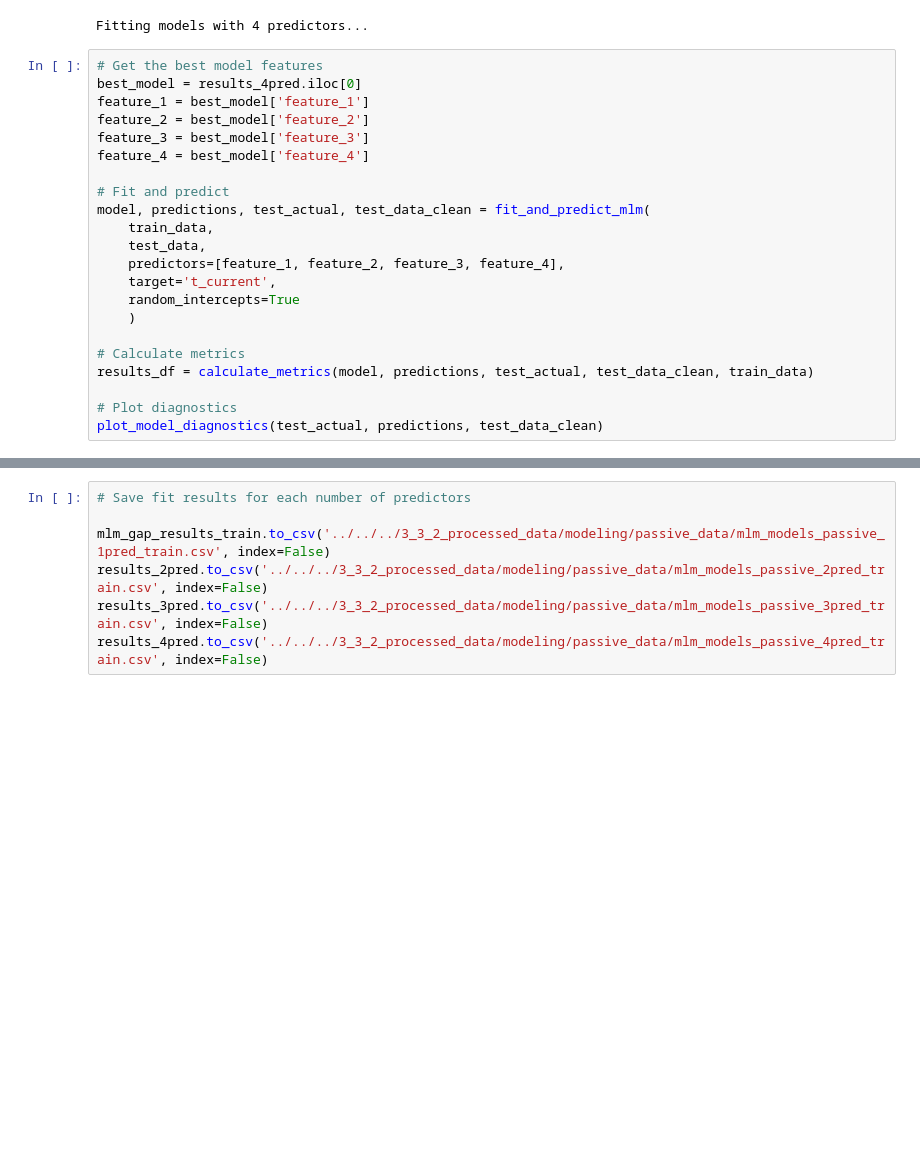
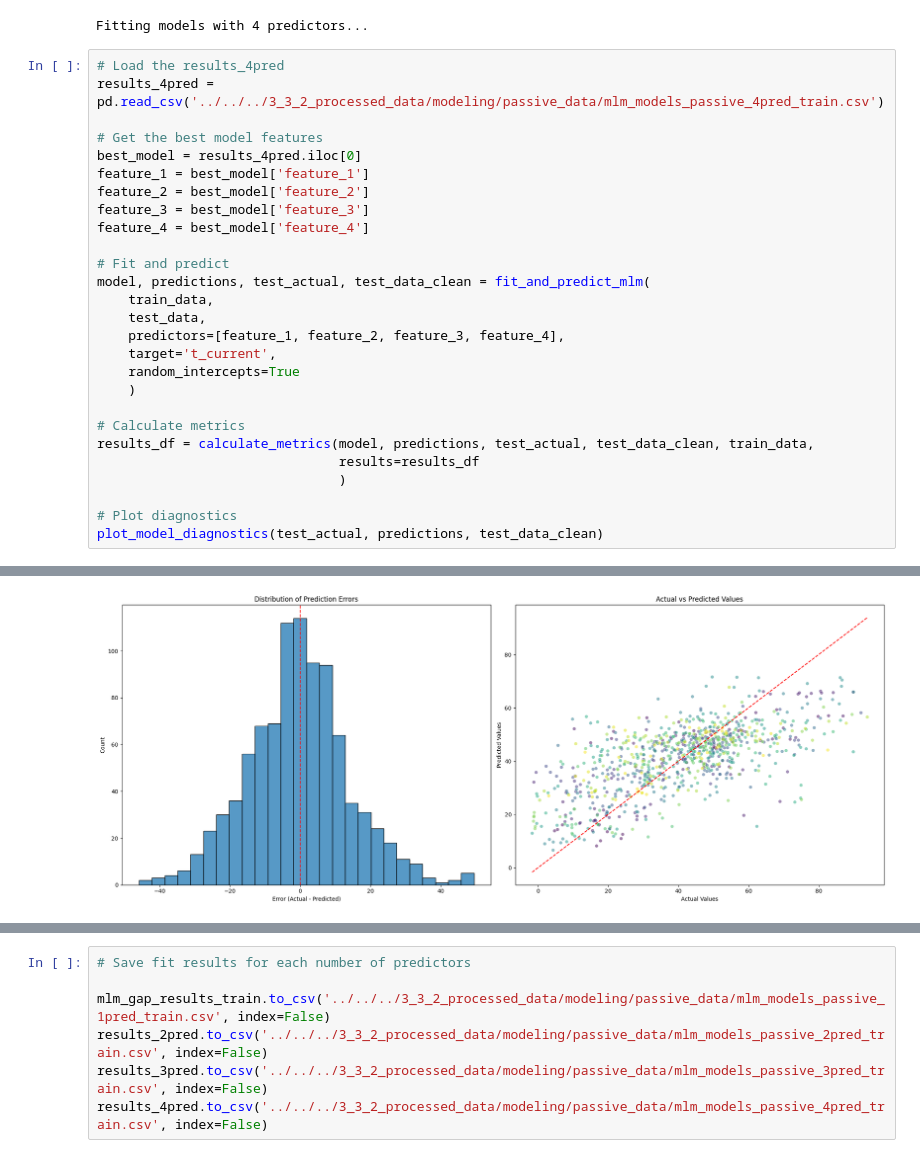
Before and after one commit to danieljwilson/3_3_experience_sampling, a Jupyter notebook: 3_3_3_data_analysis/02_analysis/Models/04_mixed_effects.ipynb, the cells around one changed output, grey strips where cells are left out. Drawn from its saved outputs; the diff is of its cells as text; blank space fills up the shorter version.

```diff
--- a/3_3_3_data_analysis/02_analysis/Models/04_mixed_effects.ipynb
+++ b/3_3_3_data_analysis/02_analysis/Models/04_mixed_effects.ipynb
@@ -1674,6 +1682,9 @@ results_4pred = fit_and_predict_mlm_multiple(
 # %% [output]
 Fitting models with 4 predictors...
 # %%
+# Load the results_4pred
+results_4pred = pd.read_csv('../../../3_3_2_processed_data/modeling/passive_data/mlm_models_passive_4pred_train.csv')
+
 # Get the best model features
 best_model = results_4pred.iloc[0]
 feature_1 = best_model['feature_1']
@@ -1691,7 +1702,10 @@ model, predictions, test_actual, test_data_clean = fit_and_predict_mlm(
     )
 
 # Calculate metrics
-results_df = calculate_metrics(model, predictions, test_actual, test_data_clean, train_data)
+results_df = calculate_metrics(model, predictions, test_actual, test_data_clean, train_data,
+                               results=results_df
+                               )
 
 # Plot diagnostics
 plot_model_diagnostics(test_actual, predictions, test_data_clean)
+# %% [output]
@@ -1697,0 +1729 @@ plot_model_diagnostics(test_actual, predictions, test_data_clean)
+[figure, added]
```
Also changed, not shown: parts of 5 cells of this notebook.
